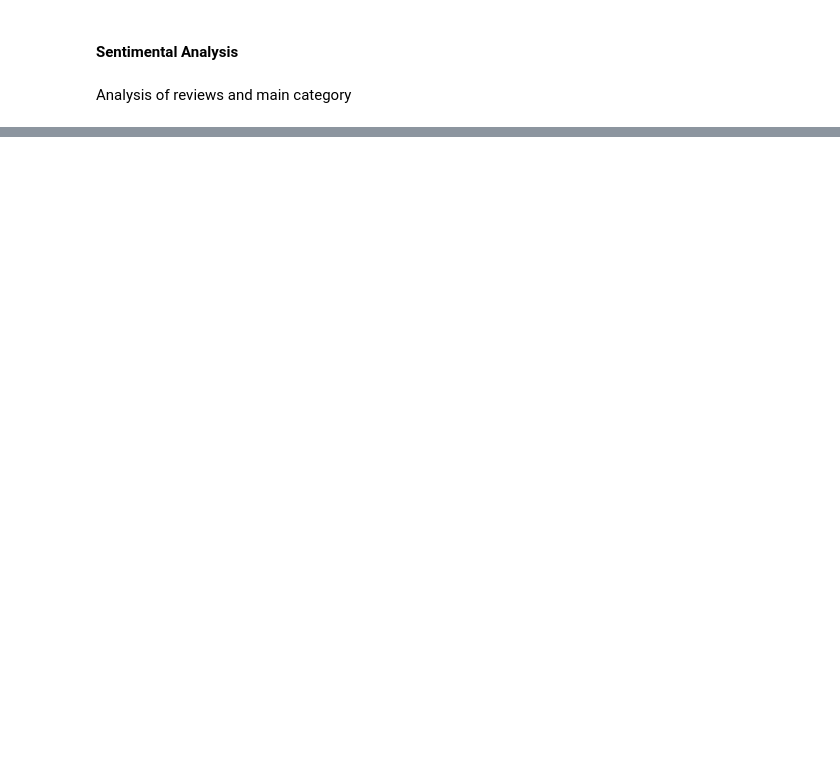
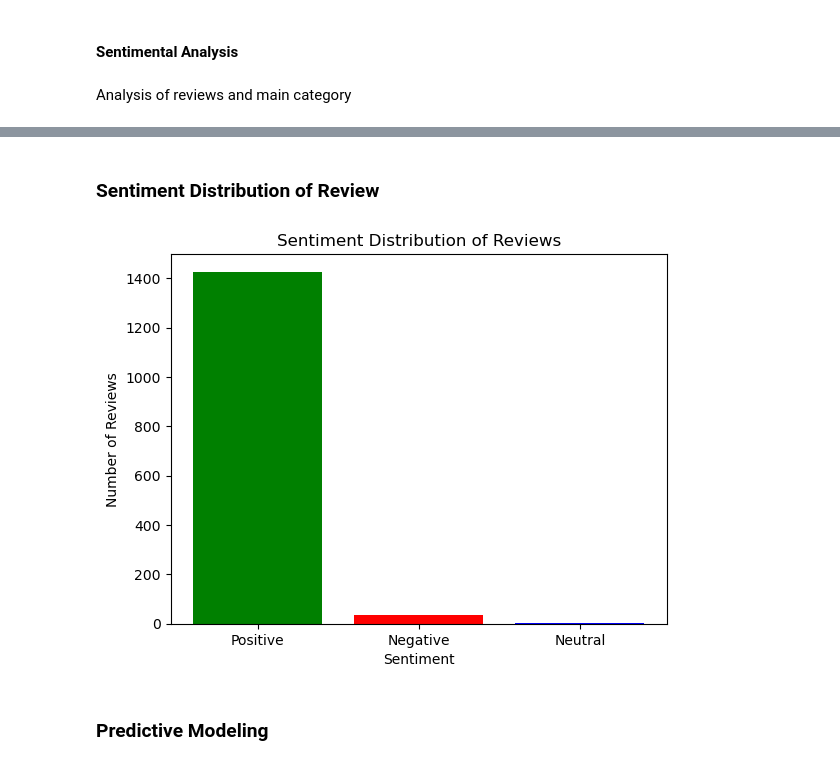
Before and after one commit to krittika2101/SC1015--Amazon-Sales-Recommendation-System, a Jupyter notebook: Amazon_Sales_Recommendation_System.ipynb, the cells around one changed output, grey strips where cells are left out. Drawn from its saved outputs; the diff is of its cells as text; code cells hidden in the pictures; blank space fills up the shorter version.

```diff
--- a/Amazon_Sales_Recommendation_System.ipynb
+++ b/Amazon_Sales_Recommendation_System.ipynb
@@ -758,0 +823,36 @@ Product with the most positive reviews: B016MDK4F4
+# %% [markdown]
+### Sentiment Distribution of Review
+# %%
+import pandas as pd
+import matplotlib.pyplot as plt
+from nltk.sentiment.vader import SentimentIntensityAnalyzer
+
+# Load the dataset
+df = amazon_sales  # Replace "your_dataset.csv" with the path to your dataset
+
+# Initialize the Sentiment Intensity Analyzer
+sia = SentimentIntensityAnalyzer()
+
+# Perform sentiment analysis on each review
+def get_sentiment(text):
+    score = sia.polarity_scores(text)["compound"]
+    if score >= 0.05:
+        return "Positive"
+    elif score <= -0.05:
+        return "Negative"
+    else:
+        return "Neutral"
+
+df["Sentiment"] = df["review_content"].apply(get_sentiment)
+
+# Visualize the sentiment distribution
+sentiment_counts = df["Sentiment"].value_counts()
+plt.bar(sentiment_counts.index, sentiment_counts.values, color=['green', 'red', 'blue'])
+plt.title("Sentiment Distribution of Reviews")
+plt.xlabel("Sentiment")
+plt.ylabel("Number of Reviews")
+plt.show()
+# %% [output]
+[figure, added]
+# %% [markdown]
+### Predictive Modeling
```
Also changed, not shown: parts of 17 cells of this notebook.
